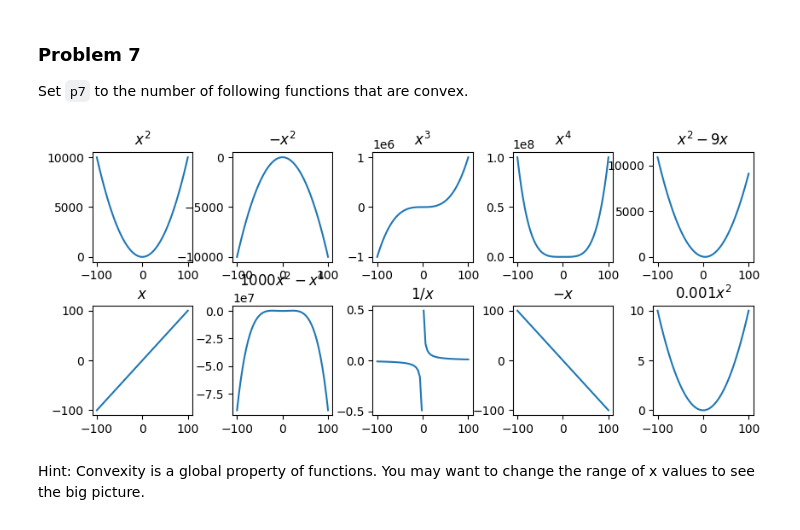
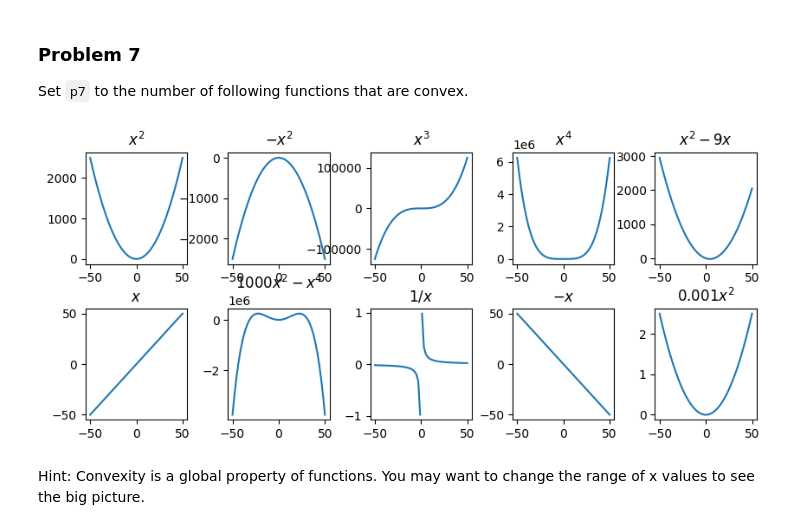
Before and after one commit to amadara1/dx601-homework-04, a Jupyter notebook: homework.ipynb, the cells around one changed output. Cells and saved outputs as stored; diff of their text form; code cells hidden in the pictures.

```diff
--- a/homework.ipynb
+++ b/homework.ipynb
@@ -178,7 +178,7 @@ Set `p7` to the number of following functions that are convex.
 # %%
 # @ title Functions to Check for Convexity
 
-xs = np.linspace(-100, 100)
+xs = np.linspace(-50, 50)
 
 plt.figure(figsize=(10, 4))
 plt.subplot(2, 5, 1)
@@ -197,34 +197,34 @@ plt.subplot(2, 5, 4)
 plt.plot(xs, xs**4)
 plt.title("$x^4$")
 
 plt.subplot(2, 5, 5)
 plt.plot(xs, xs*xs - 9 * xs)
 plt.title("$x^2 - 9x$")
 
 plt.subplot(2, 5, 6)
 plt.plot(xs, xs)
 plt.title("$x$")
 
 plt.subplot(2, 5, 7)
 plt.plot(xs, -xs**4+1000 * xs**2)
 plt.title("$1000x^2 - x^4$")
 
 plt.subplot(2, 5, 8)
 plt.plot([x for x in xs if x > 0], [1 / x for x in xs if x > 0], color="C0")
 plt.plot([x for x in xs if x < 0], [1 / x for x in xs if x < 0], color="C0")
 plt.title("$1/x$")
 
 plt.subplot(2, 5, 9)
 plt.plot(xs, -xs)
 plt.title("$-x$")
 
 plt.subplot(2, 5, 10)
 plt.plot(xs, 0.001 * xs**2)
 plt.title("$0.001 x^2$")
 
 plt.subplots_adjust(hspace=0.4, wspace=0.4);
 # %% [output]
-[figure, old version]
+[figure, new version]
 # %% [markdown]
 Hint: Convexity is a global property of functions.
 You may want to change the range of x values to see the big picture.
```
Also changed, not shown: parts of 1 cell of this notebook.
